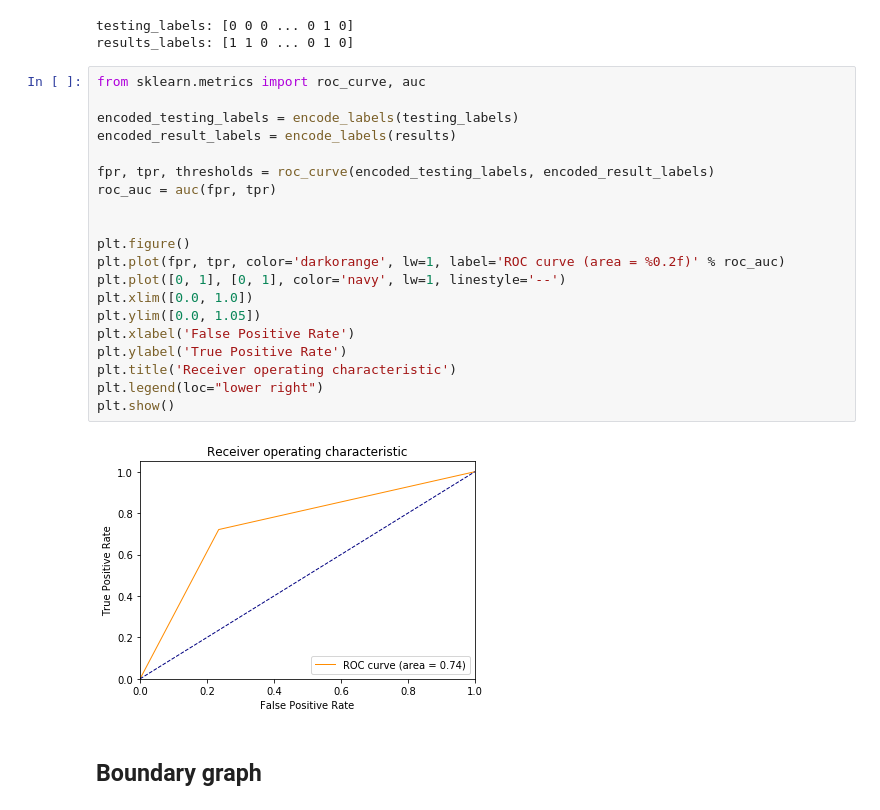
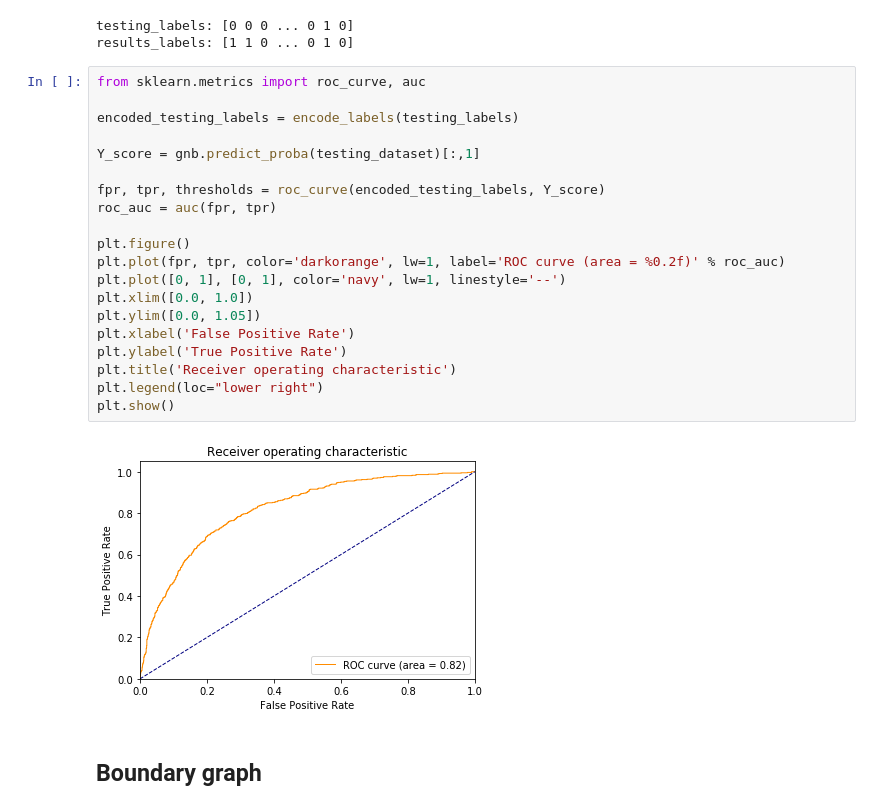
Before and after one commit to vipulpopat/MSCAI_CE4021_Project, a Jupyter notebook: Baysian_telco.ipynb, the cells around one changed output. Cells and saved outputs as stored; diff of their text form.

Commit message:
Fixing ROC plot.

```diff
--- a/Baysian_telco.ipynb
+++ b/Baysian_telco.ipynb
@@ -697,25 +697,25 @@ results_labels: [1 1 0 ... 0 1 0]
 # %%
 from sklearn.metrics import roc_curve, auc
 
 encoded_testing_labels = encode_labels(testing_labels)
-encoded_result_labels = encode_labels(results)
 
-fpr, tpr, thresholds = roc_curve(encoded_testing_labels, encoded_result_labels)
+Y_score = gnb.predict_proba(testing_dataset)[:,1]
+
+fpr, tpr, thresholds = roc_curve(encoded_testing_labels, Y_score)
 roc_auc = auc(fpr, tpr)
-
 
 plt.figure()
 plt.plot(fpr, tpr, color='darkorange', lw=1, label='ROC curve (area = %0.2f)' % roc_auc)
 plt.plot([0, 1], [0, 1], color='navy', lw=1, linestyle='--')
 plt.xlim([0.0, 1.0])
 plt.ylim([0.0, 1.05])
 plt.xlabel('False Positive Rate')
 plt.ylabel('True Positive Rate')
 plt.title('Receiver operating characteristic')
 plt.legend(loc="lower right")
 plt.show()
 # %% [output]
-[figure, old version]
+[figure, new version]
 # %% [markdown]
 ## Boundary graph
 # %%
```
Also changed, not shown: parts of 2 cells of this notebook.
